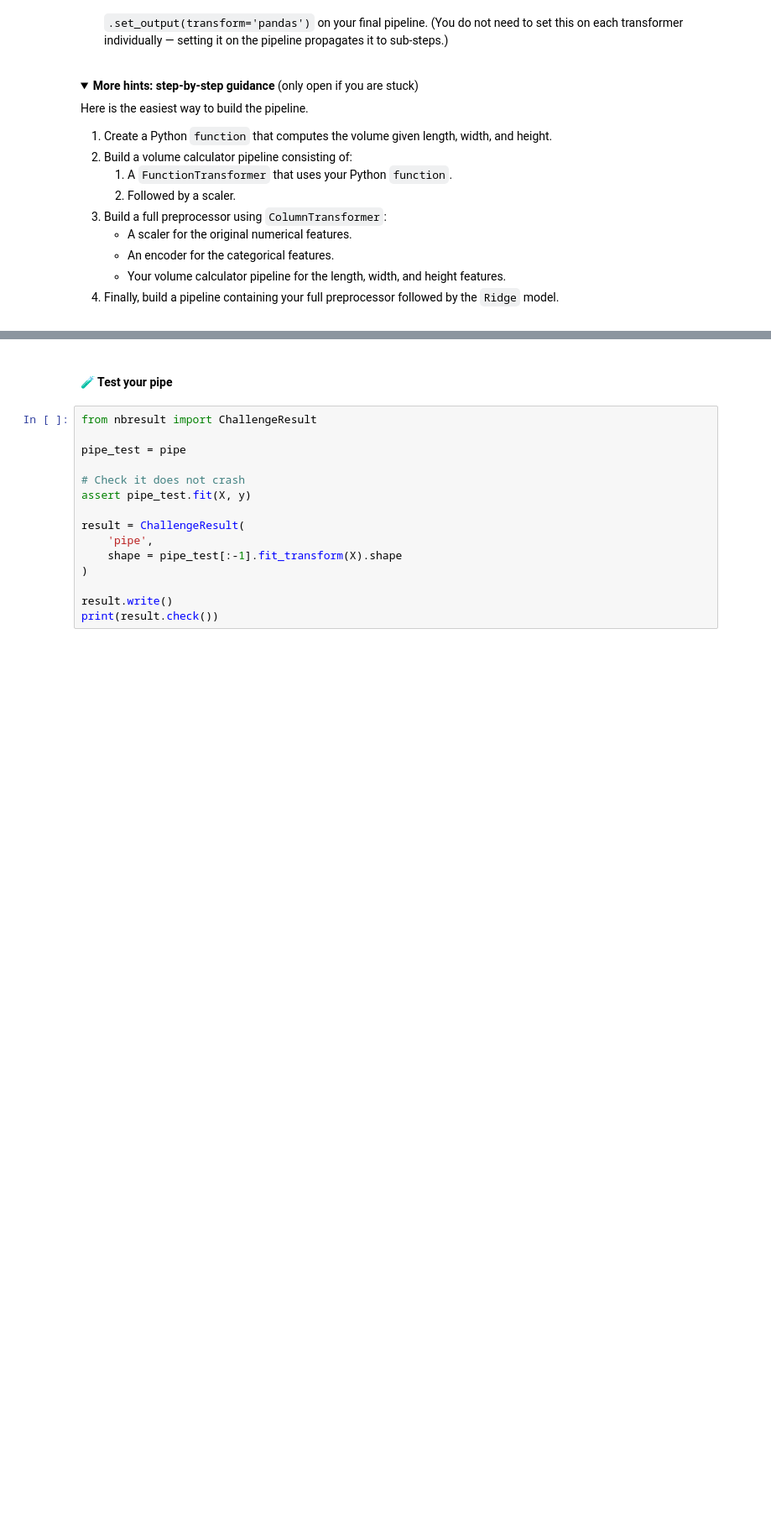
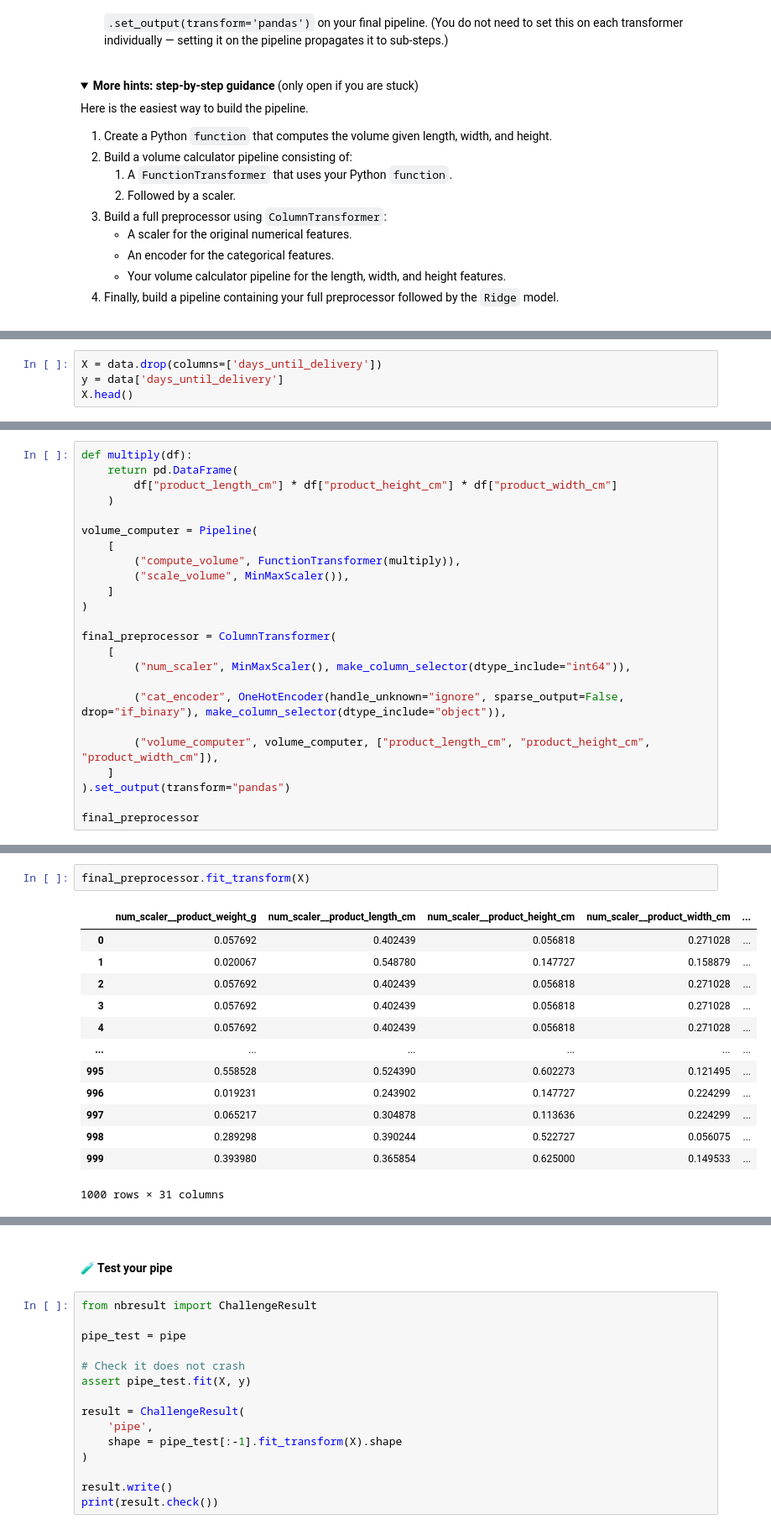
Before and after one commit to itsyeren/data-custom-transformer, a Jupyter notebook: 02-Custom-Transformer.ipynb, the cells around one changed output, grey strips where cells are left out. Shown at 84% size. Drawn from its saved outputs; the diff is of its cells as text; folded sections open; blank space fills up the shorter version.

```diff
--- a/02-Custom-Transformer.ipynb
+++ b/02-Custom-Transformer.ipynb
@@ -60,0 +84,4 @@ Here is the easiest way to build the pipeline.
+# %%
+X = data.drop(columns=['days_until_delivery'])
+y = data['days_until_delivery']
+X.head()
@@ -60,0 +95,24 @@ Here is the easiest way to build the pipeline.
+# %%
+def multiply(df):
+    return pd.DataFrame(
+        df["product_length_cm"] * df["product_height_cm"] * df["product_width_cm"]
+    )
+
+volume_computer = Pipeline(
+    [
+        ("compute_volume", FunctionTransformer(multiply)),
+        ("scale_volume", MinMaxScaler()),
+    ]
+)
+
+final_preprocessor = ColumnTransformer(
+    [
+        ("num_scaler", MinMaxScaler(), make_column_selector(dtype_include="int64")),
+
+        ("cat_encoder", OneHotEncoder(handle_unknown="ignore", sparse_output=False, drop="if_binary"), make_column_selector(dtype_include="object")),
+
+        ("volume_computer", volume_computer, ["product_length_cm", "product_height_cm", "product_width_cm"]),
+    ]
+).set_output(transform="pandas")
+
+final_preprocessor
@@ -60,0 +134,16 @@ Here is the easiest way to build the pipeline.
+# %%
+final_preprocessor.fit_transform(X)
+# %% [output]
+|  | num_scaler__product_weight_g | num_scaler__product_length_cm | num_scaler__product_height_cm | num_scaler__product_width_cm | ... |
+| 0 | 0.057692 | 0.402439 | 0.056818 | 0.271028 | ... |
+| 1 | 0.020067 | 0.548780 | 0.147727 | 0.158879 | ... |
+| 2 | 0.057692 | 0.402439 | 0.056818 | 0.271028 | ... |
+| 3 | 0.057692 | 0.402439 | 0.056818 | 0.271028 | ... |
+| 4 | 0.057692 | 0.402439 | 0.056818 | 0.271028 | ... |
+| ... | ... | ... | ... | ... | ... |
+| 995 | 0.558528 | 0.524390 | 0.602273 | 0.121495 | ... |
+| 996 | 0.019231 | 0.243902 | 0.147727 | 0.224299 | ... |
+| 997 | 0.065217 | 0.304878 | 0.113636 | 0.224299 | ... |
+| 998 | 0.289298 | 0.390244 | 0.522727 | 0.056075 | ... |
+| 999 | 0.393980 | 0.365854 | 0.625000 | 0.149533 | ... |
+1000 rows × 31 columns
```
Also changed, not shown: parts of 9 cells of this notebook, 1 other file.
